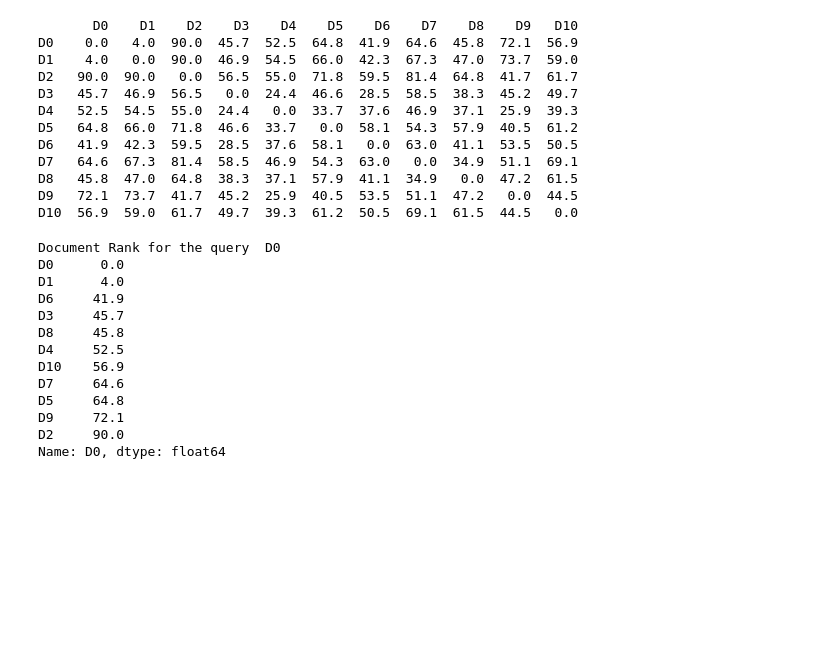
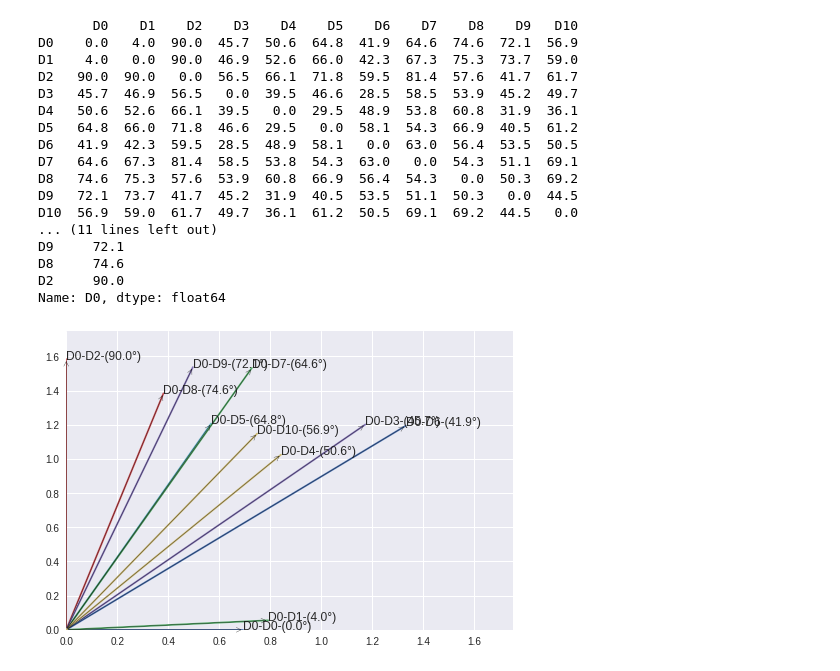
Before and after one commit to Ramaseshanr/anlp, a Jupyter notebook: CosDistance.ipynb, the cells around one changed output. Saved outputs shown, nothing was run; the diff lists cells and outputs as text; code cells hidden in the pictures; blank space fills up the shorter version.

```diff
--- a/CosDistance.ipynb
+++ b/CosDistance.ipynb
@@ -54,15 +54,15 @@ row_header = ['D0','D1','D2','D3','D4','D5','D6','D7','D8','D9','D10']
 doc_term = array([
     #D0   D1   D2   D3   D4   D5   D6   D7   D8   D9   D10  D11
     [0.1, 0.1, 0.0, 0.1, 0.2, 0.0, 0.1, 0.9, 0.9, 0.3, 0.0, 0.8],
-    [0.1, 0.1, 0.0, 0.1, 0.0, 0.0, 0.1, 0.9, 0.9, 0.3, 0.0, 0.8],
+    [0.1, 0.1, 0.0, 0.1, 0.0, 0.0, 0.1, 0.9, 0.0, 0.3, 0.0, 0.8],
     [0.0, 0.0, 0.9, 0.2, 0.3, 0.1, 0.7, 0.0, 0.2, 0.7, 0.5, 0.5],
     [0.0, 0.0, 0.9, 0.9, 0.0, 0.1, 0.9, 0.3, 0.8, 0.4, 0.1, 0.4],
     [0.0, 0.0, 0.0, 0.2, 0.5, 0.9, 0.3, 0.7, 0.4, 0.6, 0.0, 0.3],
-    [0.5, 0.6, 0.0, 0.7, 0.3, 0.3, 0.9, 0.1, 0.9, 0.0, 0.0, 0.3],
+    [0.5, 0.6, 0.0, 0.7, 0.3, 0.3, 0.9, 0.1, 0.0, 0.0, 0.0, 0.3],
     [0.0, 0.0, 0.8, 0.6, 0.6, 0.6, 0.0, 0.1, 0.4, 0.9, 0.3, 0.1],
     [0.35, 0.4, 0.0, 0.5, 0.5, 0.1, 0.7, 0.1, 0.5, 0.3, 0.8, 0.1],
-    [0.3, 0.3, 0.0, 0.9, 0.8, 0.7, 0.7, 0.8, 0.6, 0.6, 0.8, 0.0],
-    [0.0, 0.0, 0.5, 0.0, 0.2, 0.0, 0.0, 0.1, 0.3, 0.4, 0.5, 0.3]
+    [0.3, 0.3, 0.0, 0.9, 0.8, 0.7, 0.7, 0.8, 0.0, 0.6, 0.8, 0.0],
+    [0.0, 0.0, 0.5, 0.0, 0.2, 0.0, 0.0, 0.1, 0.0, 0.4, 0.5, 0.3]
 ])
 
 cos_list = []
@@ -71,54 +71,47 @@ pd_cols = []
 for i in range(0,11):
     for j in range(0,11):
         cos_value = cosine_distance(transpose(doc_term[:, [i]]), doc_term[:, [j]])
         cos_list.append( asscalar( around(math.degrees(math.acos(min(max(cos_value,-1.0),1.0))), decimals=1) ))
     pd_cols.append(cos_list)
     cos_list = []
 df = pd.DataFrame(pd_cols, columns=column_header,index=row_header)
 print(df)
 
 
 fig = plt.figure()
 ax = plt.subplot(111)
 ax.set_ylim([0, 1.75])
 ax.set_xlim([0, 1.75])
 
 ref_doc = 0
 for i in range (0,11):
     X, Y = find_end_points([0, 0], df.iloc[ref_doc][i], norm(doc_term[:, [i]]))
     ax.plot(X,Y)
     ax.annotate("", xy=(X[1],Y[1]), xytext=(0, 0),arrowprops=dict(arrowstyle="->"))
     ax.text(X[1],Y[1],"D" + str(ref_doc) + "-"+"D"+str(i)+"-("+str(df.iloc[ref_doc][i]) +u"\u00b0"+")")
     #ax.add_patch(Arc((0,0), .25+i/12.0, .25+i/12.0, theta1=0.0, theta2=df.iloc[0][i], edgecolor='r', lw=1.5, label = str(df.iloc[0][i])+u"\u00b0"))
 fig.savefig('CosineDistance.pdf')
 fig.show()
 query = "D"+ str(ref_doc)
 rank_order = df.sort_values(query)
 print ("\n\nDocument Rank for the query ", query)
 print(rank_order[query])
 # %% [output]
        D0    D1    D2    D3    D4    D5    D6    D7    D8    D9   D10
-D0    0.0   4.0  90.0  45.7  52.5  64.8  41.9  64.6  45.8  72.1  56.9
-D1    4.0   0.0  90.0  46.9  54.5  66.0  42.3  67.3  47.0  73.7  59.0
-D2   90.0  90.0   0.0  56.5  55.0  71.8  59.5  81.4  64.8  41.7  61.7
-D3   45.7  46.9  56.5   0.0  24.4  46.6  28.5  58.5  38.3  45.2  49.7
-D4   52.5  54.5  55.0  24.4   0.0  33.7  37.6  46.9  37.1  25.9  39.3
-D5   64.8  66.0  71.8  46.6  33.7   0.0  58.1  54.3  57.9  40.5  61.2
-D6   41.9  42.3  59.5  28.5  37.6  58.1   0.0  63.0  41.1  53.5  50.5
-D7   64.6  67.3  81.4  58.5  46.9  54.3  63.0   0.0  34.9  51.1  69.1
-D8   45.8  47.0  64.8  38.3  37.1  57.9  41.1  34.9   0.0  47.2  61.5
-D9   72.1  73.7  41.7  45.2  25.9  40.5  53.5  51.1  47.2   0.0  44.5
-D10  56.9  59.0  61.7  49.7  39.3  61.2  50.5  69.1  61.5  44.5   0.0
+D0    0.0   4.0  90.0  45.7  50.6  64.8  41.9  64.6  74.6  72.1  56.9
+D1    4.0   0.0  90.0  46.9  52.6  66.0  42.3  67.3  75.3  73.7  59.0
+D2   90.0  90.0   0.0  56.5  66.1  71.8  59.5  81.4  57.6  41.7  61.7
+D3   45.7  46.9  56.5   0.0  39.5  46.6  28.5  58.5  53.9  45.2  49.7
+D4   50.6  52.6  66.1  39.5   0.0  29.5  48.9  53.8  60.8  31.9  36.1
+D5   64.8  66.0  71.8  46.6  29.5   0.0  58.1  54.3  66.9  40.5  61.2
+D6   41.9  42.3  59.5  28.5  48.9  58.1   0.0  63.0  56.4  53.5  50.5
+D7   64.6  67.3  81.4  58.5  53.8  54.3  63.0   0.0  54.3  51.1  69.1
+D8   74.6  75.3  57.6  53.9  60.8  66.9  56.4  54.3   0.0  50.3  69.2
+D9   72.1  73.7  41.7  45.2  31.9  40.5  53.5  51.1  50.3   0.0  44.5
+D10  56.9  59.0  61.7  49.7  36.1  61.2  50.5  69.1  69.2  44.5   0.0
+... (11 lines left out)
+D9     72.1
+D8     74.6
+D2     90.0
+Name: D0, dtype: float64
-Document Rank for the query  D0
-D0      0.0
-D1      4.0
-D6     41.9
-D3     45.7
-D8     45.8
-D4     52.5
-D10    56.9
-D7     64.6
-D5     64.8
-D9     72.1
-D2     90.0
-Name: D0, dtype: float64
+[figure, added]
```
Also changed, not shown: parts of 1 cell of this notebook.
